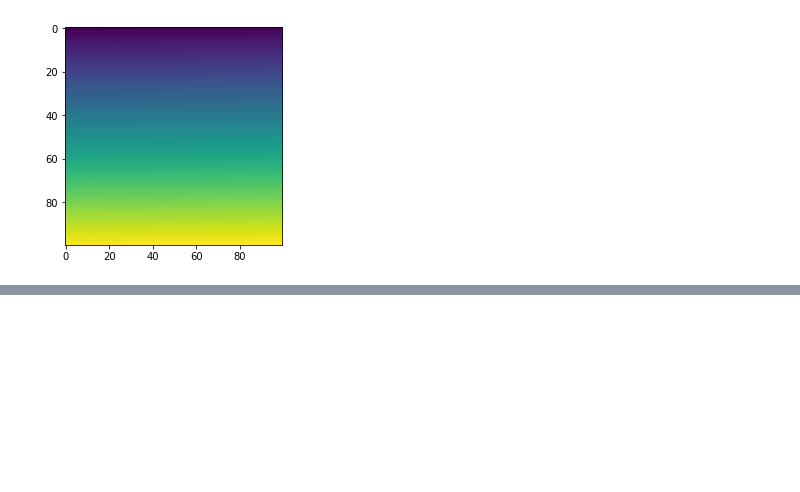
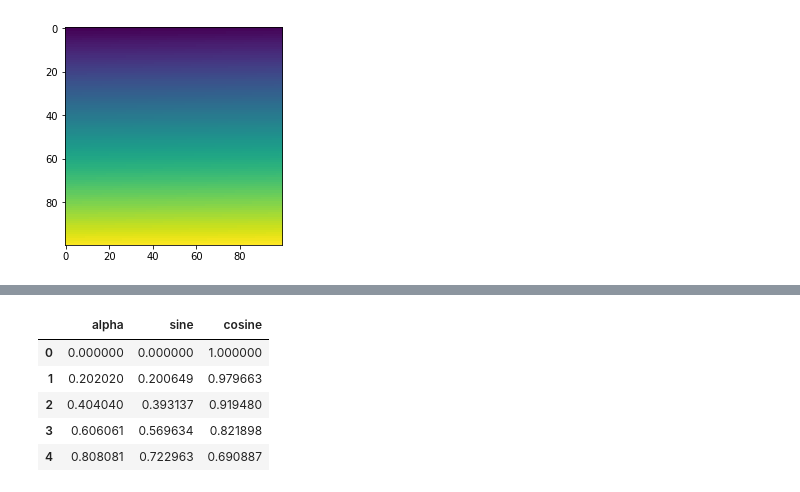
Before and after one commit to bgbg/datascience_dataviz_workshop, a Jupyter notebook: 00-before-we-begin.ipynb, the cells around one changed output, grey strips where cells are left out. Saved outputs shown, nothing was run; the diff lists cells and outputs as text; code cells hidden in the pictures; blank space fills up the shorter version.

```diff
--- a/00-before-we-begin.ipynb
+++ b/00-before-we-begin.ipynb
@@ -138,0 +87,12 @@ Text(0.5,0.98,'Lorem ipsum')
+# %%
+tbl = pd.DataFrame({'alpha': np.linspace(0, 20, 100)})
+tbl['sine'] = np.sin(tbl.alpha)
+tbl['cosine'] = np.cos(tbl.alpha)
+tbl.head()
+# %% [output]
+|  | alpha | sine | cosine |
+| 0 | 0.000000 | 0.000000 | 1.000000 |
+| 1 | 0.202020 | 0.200649 | 0.979663 |
+| 2 | 0.404040 | 0.393137 | 0.919480 |
+| 3 | 0.606061 | 0.569634 | 0.821898 |
+| 4 | 0.808081 | 0.722963 | 0.690887 |
```
Also changed, not shown: parts of 14 cells of this notebook.
